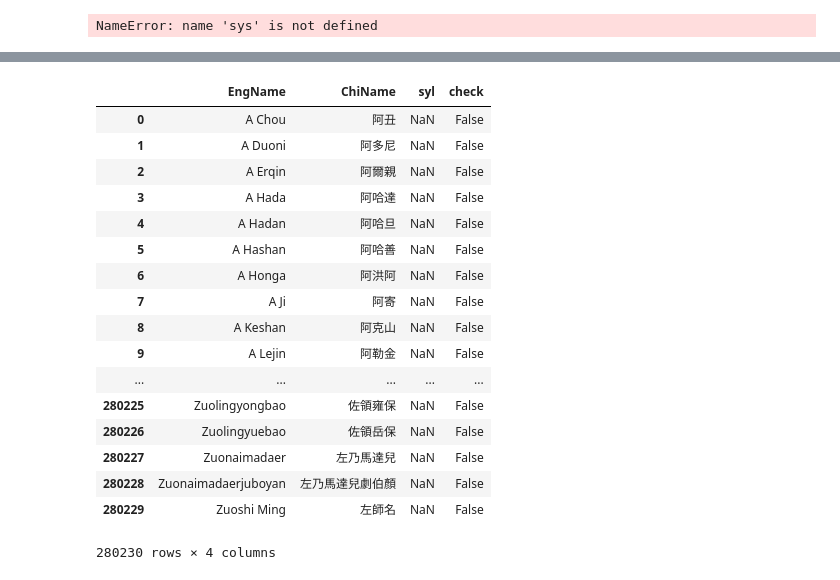
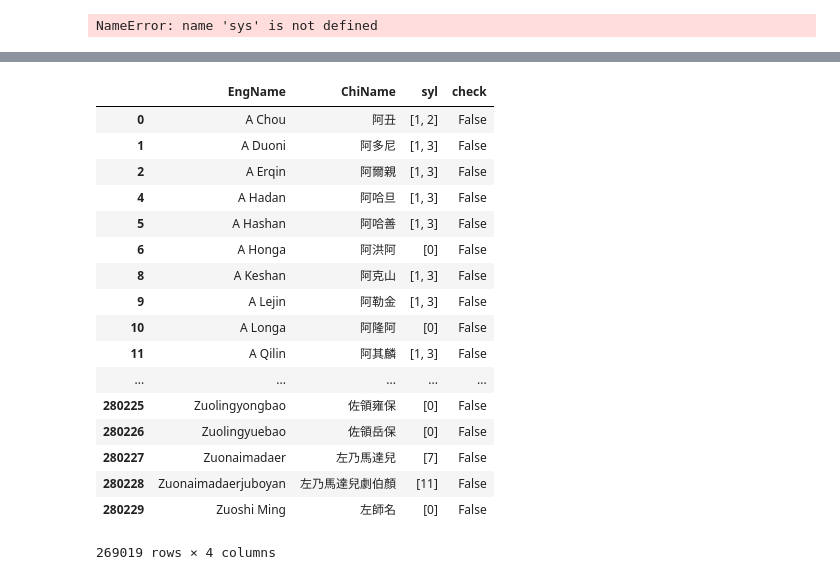
Before and after one commit to JHGFD82/ChineseSyllableCountGeneratorDraftNotes, a Jupyter notebook: Pinyin Syllable Count Generator.ipynb, the cells around one changed output, grey strips where cells are left out. Drawn from its saved outputs; the diff is of its cells as text; code cells hidden in the pictures.

```diff
--- a/Pinyin Syllable Count Generator.ipynb
+++ b/Pinyin Syllable Count Generator.ipynb
@@ -319,38 +356,38 @@ def sylCount(pinyin, test=False, errorReport=False):
 # %%
 import pandas as pd
 
 # Import CBDB data
 names = pd.read_csv('pinyinTestNames.csv', names=['EngName','ChiName'], header=0)
 
 # Run sylCount function on 'EngName' column
-names['syl'] = names['EngName'].apply(sylCount, errorReport=True)
+names['syl'] = names['EngName'].apply(sylCount)
 
 # Add 'check' column to validate results
 def tryAdd(x):
     try:
         return sum(x)
     except:
         return
 names['check'] = names['ChiName'].str.len() == names['syl'].apply(tryAdd)
 
 # Filter results to show false negatives
 names[~names['check']]
 # %% [output]
 |  | EngName | ChiName | syl | check |
-| 0 | A Chou | 阿丑 | NaN | False |
-| 1 | A Duoni | 阿多尼 | NaN | False |
-| 2 | A Erqin | 阿爾親 | NaN | False |
-| 3 | A Hada | 阿哈達 | NaN | False |
-| 4 | A Hadan | 阿哈旦 | NaN | False |
-| 5 | A Hashan | 阿哈善 | NaN | False |
-| 6 | A Honga | 阿洪阿 | NaN | False |
-| 7 | A Ji | 阿寄 | NaN | False |
-| 8 | A Keshan | 阿克山 | NaN | False |
-| 9 | A Lejin | 阿勒金 | NaN | False |
+| 0 | A Chou | 阿丑 | [1, 2] | False |
+| 1 | A Duoni | 阿多尼 | [1, 3] | False |
+| 2 | A Erqin | 阿爾親 | [1, 3] | False |
+| 4 | A Hadan | 阿哈旦 | [1, 3] | False |
+| 5 | A Hashan | 阿哈善 | [1, 3] | False |
+| 6 | A Honga | 阿洪阿 | [0] | False |
+| 8 | A Keshan | 阿克山 | [1, 3] | False |
+| 9 | A Lejin | 阿勒金 | [1, 3] | False |
+| 10 | A Longa | 阿隆阿 | [0] | False |
+| 11 | A Qilin | 阿其麟 | [1, 3] | False |
 | ... | ... | ... | ... | ... |
-| 280225 | Zuolingyongbao | 佐領雍保 | NaN | False |
-| 280226 | Zuolingyuebao | 佐領岳保 | NaN | False |
-| 280227 | Zuonaimadaer | 左乃馬達兒 | NaN | False |
-| 280228 | Zuonaimadaerjuboyan | 左乃馬達兒劇伯顏 | NaN | False |
-| 280229 | Zuoshi Ming | 左師名 | NaN | False |
+| 280225 | Zuolingyongbao | 佐領雍保 | [0] | False |
+| 280226 | Zuolingyuebao | 佐領岳保 | [0] | False |
+| 280227 | Zuonaimadaer | 左乃馬達兒 | [7] | False |
+| 280228 | Zuonaimadaerjuboyan | 左乃馬達兒劇伯顏 | [11] | False |
+| 280229 | Zuoshi Ming | 左師名 | [0] | False |
-280230 rows × 4 columns
+269019 rows × 4 columns
```
Also changed, not shown: parts of 7 cells of this notebook.
